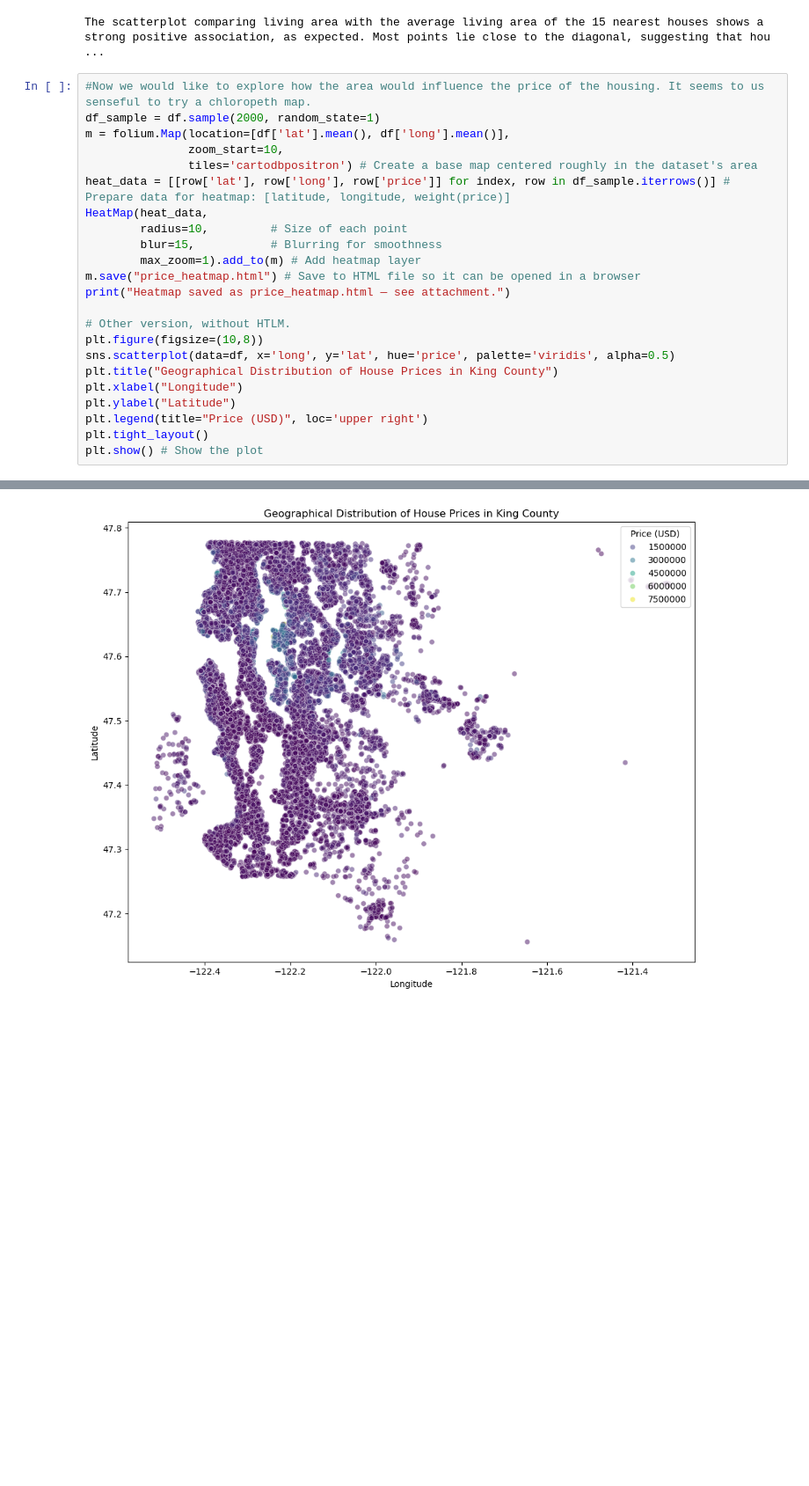
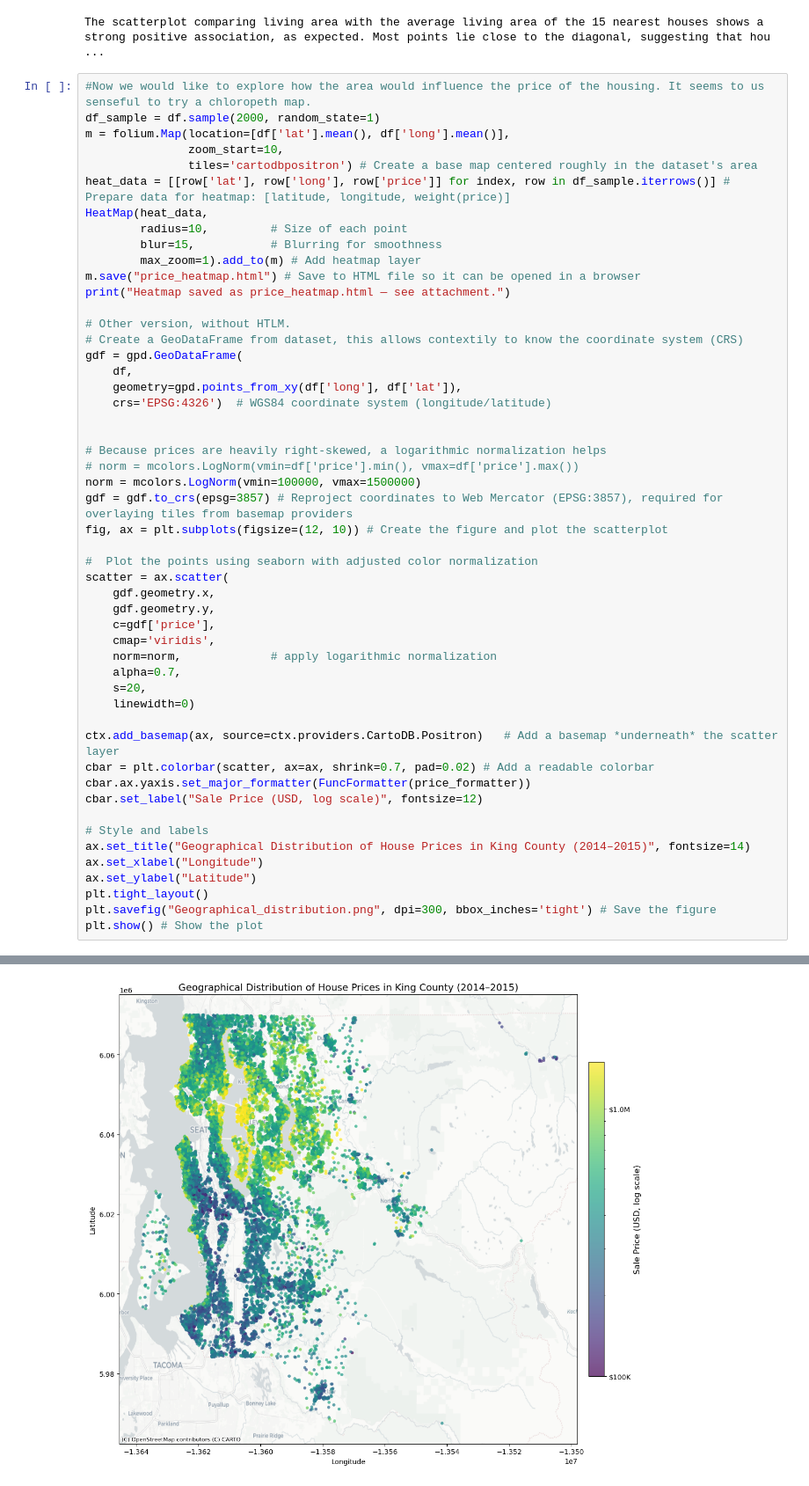
Before and after one commit to ZinaCohen/Exploratory-Data-Analysis-and-Visualization, a Jupyter notebook: DLBDSEDAV01 - Exploratory Data Analysis and Visualization.ipynb, the cells around one changed output, grey strips where cells are left out. Shown at 88% size. Cells and saved outputs as stored; diff of their text form; blank space fills up the shorter version.

```diff
--- a/DLBDSEDAV01 - Exploratory Data Analysis and Visualization.ipynb
+++ b/DLBDSEDAV01 - Exploratory Data Analysis and Visualization.ipynb
@@ -446,19 +449,47 @@
 HeatMap(heat_data,
         radius=10,         # Size of each point
         blur=15,           # Blurring for smoothness
         max_zoom=1).add_to(m) # Add heatmap layer
 m.save("price_heatmap.html") # Save to HTML file so it can be opened in a browser
 print("Heatmap saved as price_heatmap.html — see attachment.")
 
 # Other version, without HTLM.
-plt.figure(figsize=(10,8))
-sns.scatterplot(data=df, x='long', y='lat', hue='price', palette='viridis', alpha=0.5)
-plt.title("Geographical Distribution of House Prices in King County")
-plt.xlabel("Longitude")
-plt.ylabel("Latitude")
-plt.legend(title="Price (USD)", loc='upper right')
+# Create a GeoDataFrame from dataset, this allows contextily to know the coordinate system (CRS)
+gdf = gpd.GeoDataFrame(
+    df,
+    geometry=gpd.points_from_xy(df['long'], df['lat']),
+    crs='EPSG:4326')  # WGS84 coordinate system (longitude/latitude)
+
+
+# Because prices are heavily right-skewed, a logarithmic normalization helps
+# norm = mcolors.LogNorm(vmin=df['price'].min(), vmax=df['price'].max())
+norm = mcolors.LogNorm(vmin=100000, vmax=1500000)
+gdf = gdf.to_crs(epsg=3857) # Reproject coordinates to Web Mercator (EPSG:3857), required for overlaying tiles from basemap providers
+fig, ax = plt.subplots(figsize=(12, 10)) # Create the figure and plot the scatterplot
+
+#  Plot the points using seaborn with adjusted color normalization
+scatter = ax.scatter(
+    gdf.geometry.x,
+    gdf.geometry.y,
+    c=gdf['price'],
+    cmap='viridis',
+    norm=norm,             # apply logarithmic normalization
+    alpha=0.7,
+    s=20,
+    linewidth=0)
+
+ctx.add_basemap(ax, source=ctx.providers.CartoDB.Positron)   # Add a basemap *underneath* the scatter layer
+cbar = plt.colorbar(scatter, ax=ax, shrink=0.7, pad=0.02) # Add a readable colorbar
+cbar.ax.yaxis.set_major_formatter(FuncFormatter(price_formatter))
+cbar.set_label("Sale Price (USD, log scale)", fontsize=12)
+
+# Style and labels
+ax.set_title("Geographical Distribution of House Prices in King County (2014–2015)", fontsize=14)
+ax.set_xlabel("Longitude")
+ax.set_ylabel("Latitude")
 plt.tight_layout()
+plt.savefig("Geographical_distribution.png", dpi=300, bbox_inches='tight') # Save the figure
 plt.show() # Show the plot
 # %% [output]
 Heatmap saved as price_heatmap.html — see attachment.
-[figure, old version]
+[figure, new version]
```
Also changed, not shown: parts of 1 cell of this notebook.
